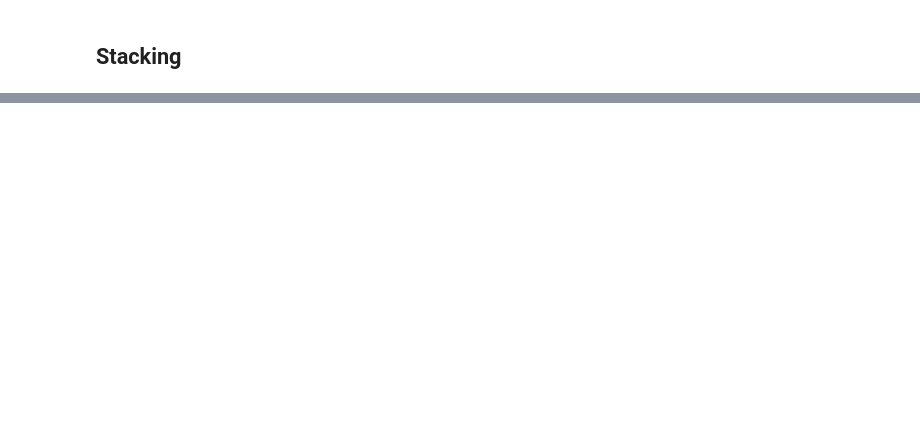
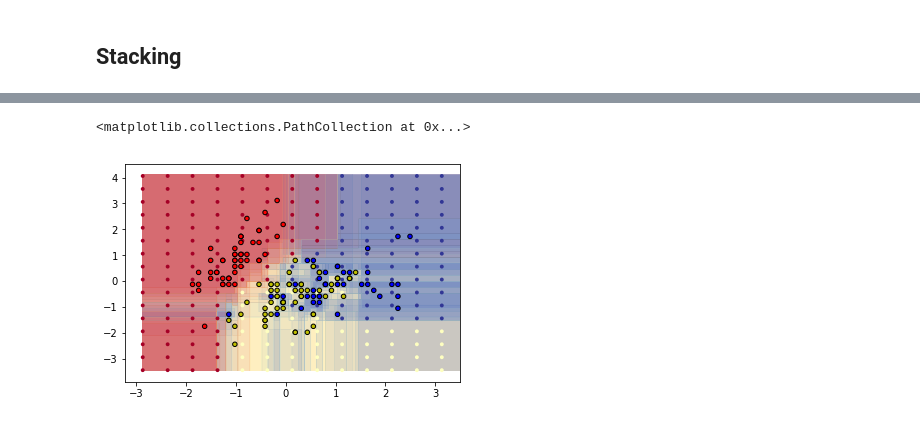
Before and after one commit to maljovec/ML-ReadingGroup, a Jupyter notebook: Ensemble Learning.ipynb, the cells around one changed output, grey strips where cells are left out. Saved outputs shown, nothing was run; the diff lists cells and outputs as text; code cells hidden in the pictures; blank space fills up the shorter version.

```diff
--- a/Ensemble Learning.ipynb
+++ b/Ensemble Learning.ipynb
@@ -328,0 +447,24 @@ plt.plot(test_x, predict_y, linewidth=1, linestyle='-', c='#ca0020', alpha=0.25)
+# %%
+plt.figure()
+# Choose alpha blend level with respect to the number
+# of estimators
+# that are in use (noting that AdaBoost can use fewer estimators
+# than its maximum if it achieves a good enough fit early on)
+estimator_alpha = 1.0 / len(model.estimators_)
+for tree in model.estimators_:
+    Z = tree.predict(np.c_[xx.ravel(), yy.ravel()])
+    Z = Z.reshape(xx.shape)
+    cs = plt.contourf(xx, yy, Z, alpha=estimator_alpha, cmap=cmap)
+
+cs_points = plt.scatter(xx_coarser, yy_coarser, s=15,
+                        c=Z_points_coarser, cmap=cmap,
+                        edgecolors="none")
+
+# Plot the training points, these are clustered together and have a
+# black outline
+plt.scatter(X[:, 0], X[:, 1], c=y,
+            cmap=ListedColormap(['r', 'y', 'b']),
+            edgecolor='k', s=20)
+# %% [output]
+<matplotlib.collections.PathCollection at 0x...>
+[figure, added]
```
Also changed, not shown: parts of 29 cells of this notebook.
